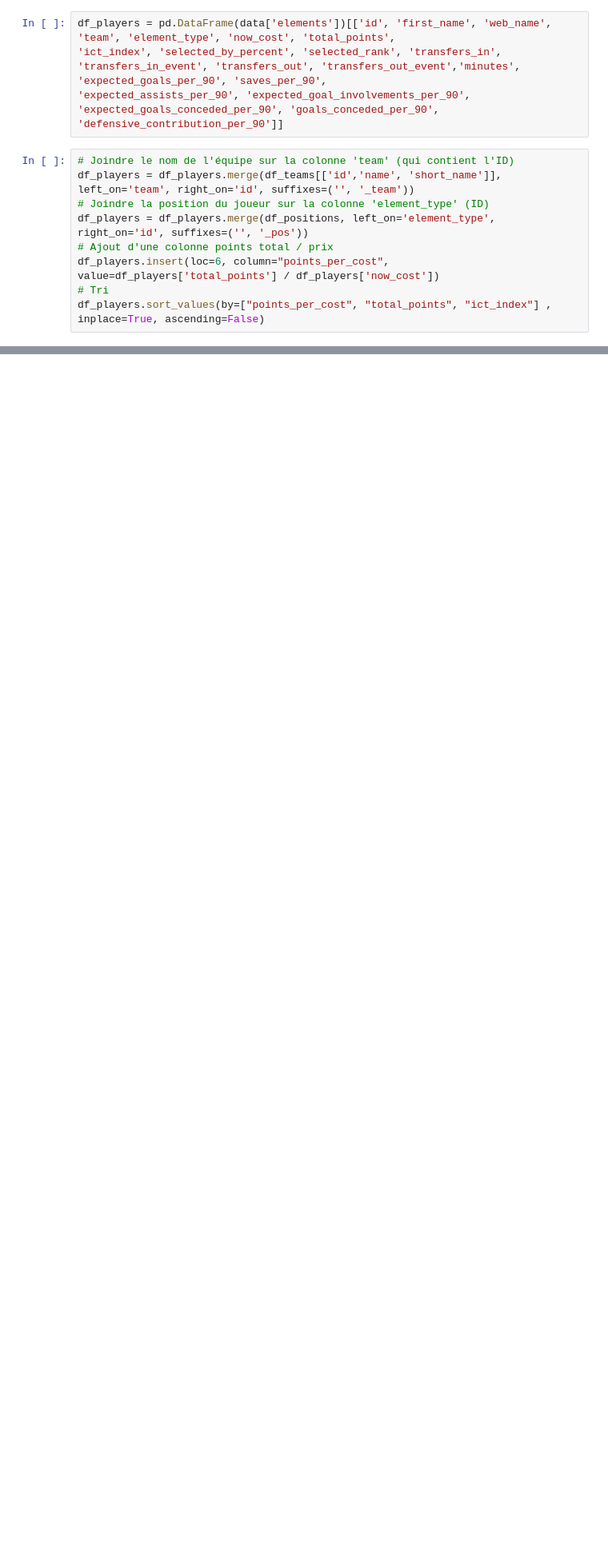
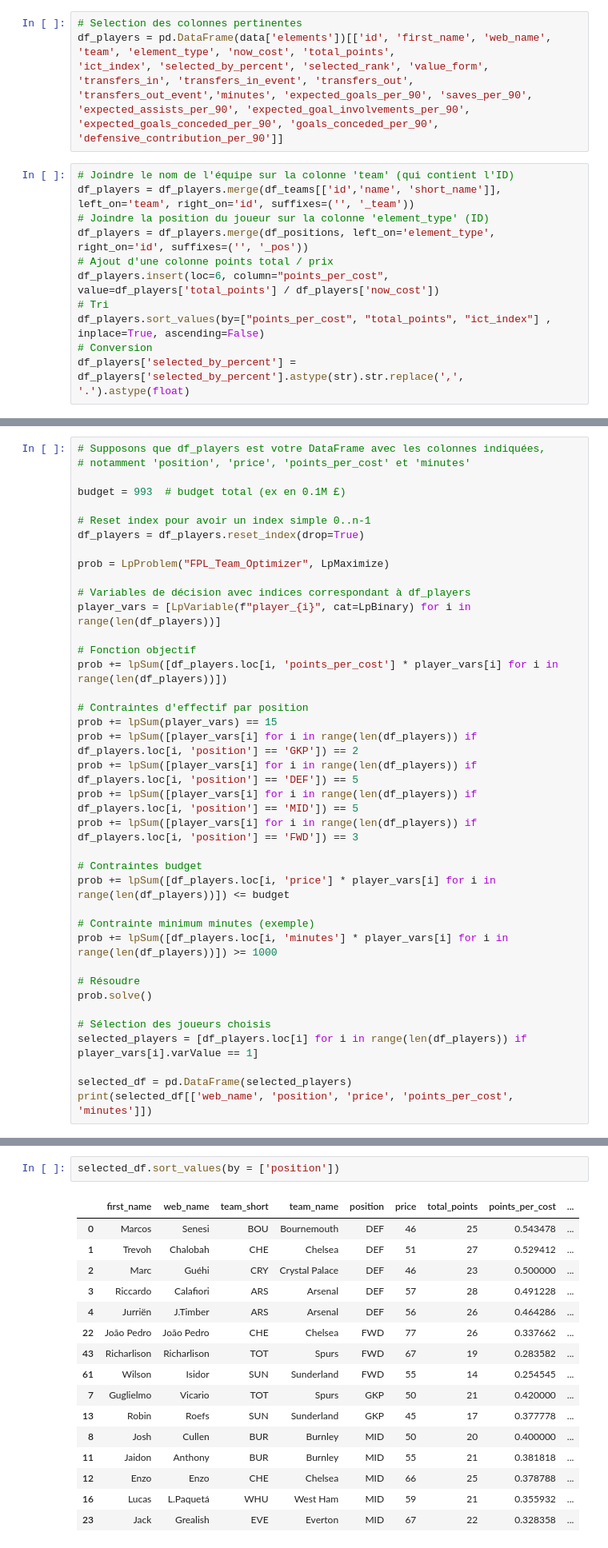
Before and after one commit to JeffBucker/PL-Project, a Jupyter notebook: sandbox.ipynb, the cells around one changed output, grey strips where cells are left out. Shown at 80% size. Saved outputs shown, nothing was run; the diff lists cells and outputs as text; blank space fills up the shorter version.

```diff
--- a/sandbox.ipynb
+++ b/sandbox.ipynb
@@ -55,8 +59,9 @@ df_positions
 | 3 | MID |
 | 4 | FWD |
 # %%
+# Selection des colonnes pertinentes
 df_players = pd.DataFrame(data['elements'])[['id', 'first_name', 'web_name', 'team', 'element_type', 'now_cost', 'total_points',
-'ict_index', 'selected_by_percent', 'selected_rank', 'transfers_in', 'transfers_in_event', 'transfers_out', 'transfers_out_event','minutes', 'expected_goals_per_90', 'saves_per_90',
+'ict_index', 'selected_by_percent', 'selected_rank', 'value_form', 'transfers_in', 'transfers_in_event', 'transfers_out', 'transfers_out_event','minutes', 'expected_goals_per_90', 'saves_per_90',
 'expected_assists_per_90', 'expected_goal_involvements_per_90', 'expected_goals_conceded_per_90', 'goals_conceded_per_90',
 'defensive_contribution_per_90']]
 # %%
@@ -68,6 +73,8 @@ df_players = df_players.merge(df_positions, left_on='element_type', right_on='id
 df_players.insert(loc=6, column="points_per_cost", value=df_players['total_points'] / df_players['now_cost'])
 # Tri
 df_players.sort_values(by=["points_per_cost", "total_points", "ict_index"] , inplace=True, ascending=False)
+# Conversion
+df_players['selected_by_percent'] = df_players['selected_by_percent'].astype(str).str.replace(',', '.').astype(float)
 # %%
 # Sélectionner les colonnes intéressantes pour plus de lisibilité
 df_players = df_players[[
@@ -105,0 +108,38 @@ df_players
+# %%
+# Supposons que df_players est votre DataFrame avec les colonnes indiquées,
+# notamment 'position', 'price', 'points_per_cost' et 'minutes'
+
+budget = 993  # budget total (ex en 0.1M £)
+
+# Reset index pour avoir un index simple 0..n-1
+df_players = df_players.reset_index(drop=True)
+
+prob = LpProblem("FPL_Team_Optimizer", LpMaximize)
+
+# Variables de décision avec indices correspondant à df_players
+player_vars = [LpVariable(f"player_{i}", cat=LpBinary) for i in range(len(df_players))]
+
+# Fonction objectif
+prob += lpSum([df_players.loc[i, 'points_per_cost'] * player_vars[i] for i in range(len(df_players))])
+
+# Contraintes d'effectif par position
+prob += lpSum(player_vars) == 15
+prob += lpSum([player_vars[i] for i in range(len(df_players)) if df_players.loc[i, 'position'] == 'GKP']) == 2
+prob += lpSum([player_vars[i] for i in range(len(df_players)) if df_players.loc[i, 'position'] == 'DEF']) == 5
+prob += lpSum([player_vars[i] for i in range(len(df_players)) if df_players.loc[i, 'position'] == 'MID']) == 5
+prob += lpSum([player_vars[i] for i in range(len(df_players)) if df_players.loc[i, 'position'] == 'FWD']) == 3
+
+# Contraintes budget
+prob += lpSum([df_players.loc[i, 'price'] * player_vars[i] for i in range(len(df_players))]) <= budget
+
+# Contrainte minimum minutes (exemple)
+prob += lpSum([df_players.loc[i, 'minutes'] * player_vars[i] for i in range(len(df_players))]) >= 1000
+
+# Résoudre
+prob.solve()
+
+# Sélection des joueurs choisis
+selected_players = [df_players.loc[i] for i in range(len(df_players)) if player_vars[i].varValue == 1]
+
+selected_df = pd.DataFrame(selected_players)
+print(selected_df[['web_name', 'position', 'price', 'points_per_cost', 'minutes']])
@@ -105,0 +164,19 @@ df_players
+# %%
+selected_df.sort_values(by = ['position'])
+# %% [output]
+|  | first_name | web_name | team_short | team_name | position | price | total_points | points_per_cost | ... |
+| 0 | Marcos | Senesi | BOU | Bournemouth | DEF | 46 | 25 | 0.543478 | ... |
+| 1 | Trevoh | Chalobah | CHE | Chelsea | DEF | 51 | 27 | 0.529412 | ... |
+| 2 | Marc | Guéhi | CRY | Crystal Palace | DEF | 46 | 23 | 0.500000 | ... |
+| 3 | Riccardo | Calafiori | ARS | Arsenal | DEF | 57 | 28 | 0.491228 | ... |
+| 4 | Jurriën | J.Timber | ARS | Arsenal | DEF | 56 | 26 | 0.464286 | ... |
+| 22 | João Pedro | João Pedro | CHE | Chelsea | FWD | 77 | 26 | 0.337662 | ... |
+| 43 | Richarlison | Richarlison | TOT | Spurs | FWD | 67 | 19 | 0.283582 | ... |
+| 61 | Wilson | Isidor | SUN | Sunderland | FWD | 55 | 14 | 0.254545 | ... |
+| 7 | Guglielmo | Vicario | TOT | Spurs | GKP | 50 | 21 | 0.420000 | ... |
+| 13 | Robin | Roefs | SUN | Sunderland | GKP | 45 | 17 | 0.377778 | ... |
+| 8 | Josh | Cullen | BUR | Burnley | MID | 50 | 20 | 0.400000 | ... |
+| 11 | Jaidon | Anthony | BUR | Burnley | MID | 55 | 21 | 0.381818 | ... |
+| 12 | Enzo | Enzo | CHE | Chelsea | MID | 66 | 25 | 0.378788 | ... |
+| 16 | Lucas | L.Paquetá | WHU | West Ham | MID | 59 | 21 | 0.355932 | ... |
+| 23 | Jack | Grealish | EVE | Everton | MID | 67 | 22 | 0.328358 | ... |
```
Also changed, not shown: parts of 10 cells of this notebook.
